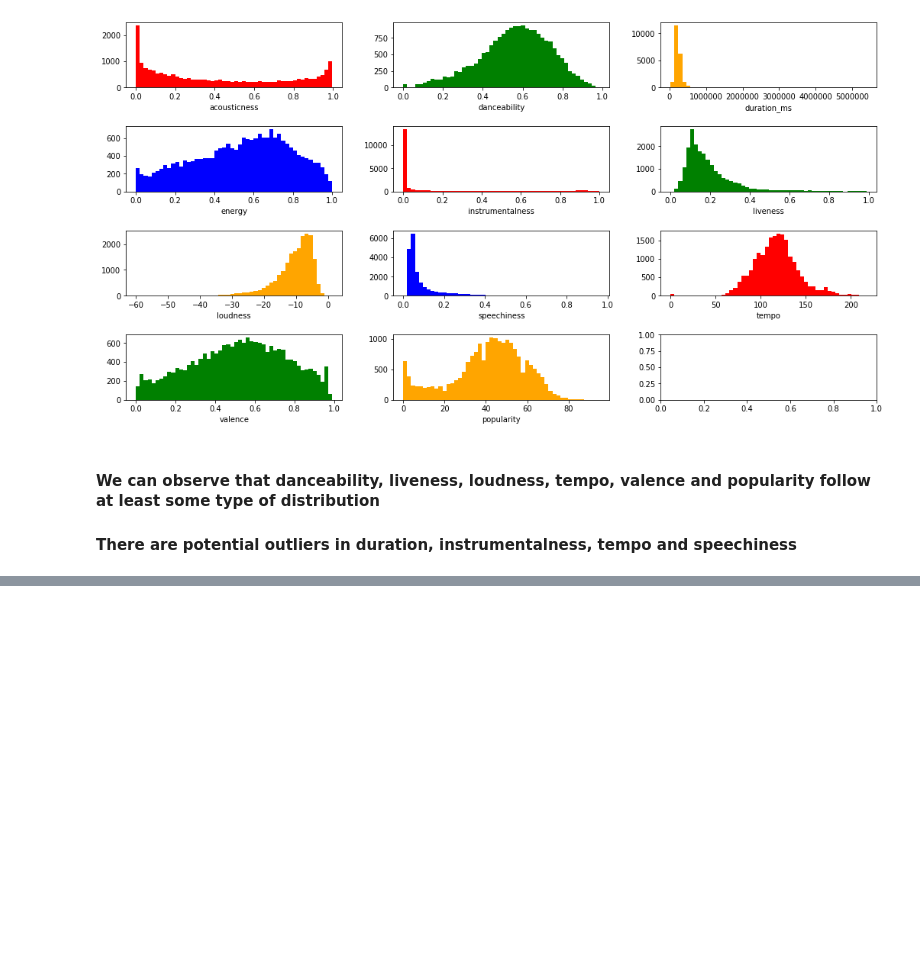
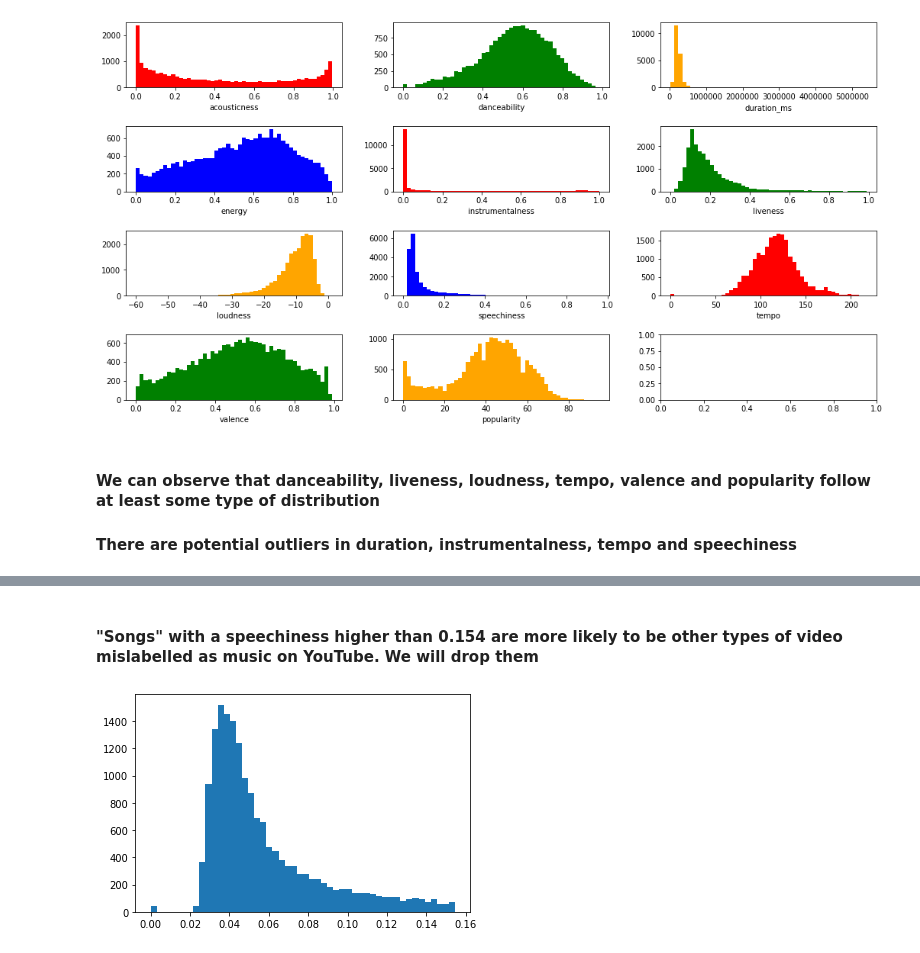
Before and after one commit to swarupa29/Data-science-project-Song-Genre, a Jupyter notebook: Visualisation.ipynb, the cells around one changed output, grey strips where cells are left out. Drawn from its saved outputs; the diff is of its cells as text; code cells hidden in the pictures; blank space fills up the shorter version.

```diff
--- a/Visualisation.ipynb
+++ b/Visualisation.ipynb
@@ -65,0 +133,7 @@ for feature in data.columns:
+# %% [markdown]
+#### "Songs" with a speechiness higher than 0.154 are more likely to be other types of video mislabelled as music on YouTube. We will drop them
+# %%
+data.drop(data[data['speechiness'] > out_thresh].index, inplace=True)
+f, e, plot = plt.hist(data['speechiness'], 50)
+# %% [output]
+[figure, added]
```
Also changed, not shown: parts of 14 cells of this notebook.
